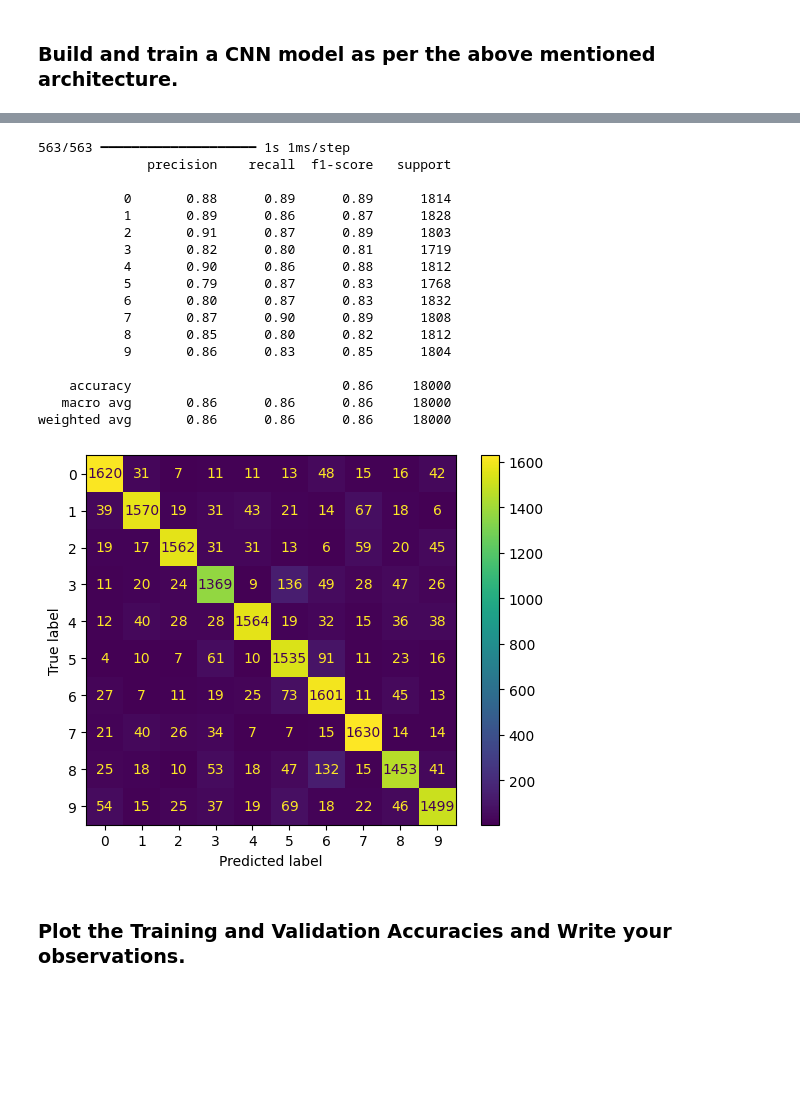
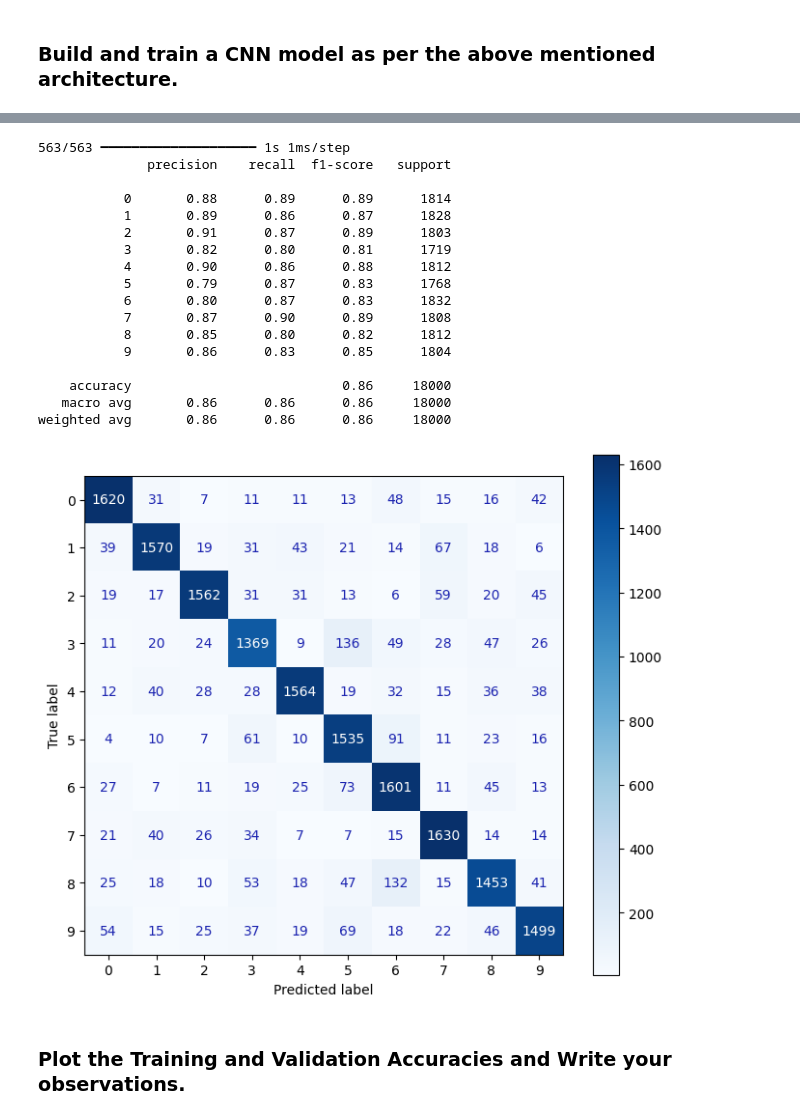
Before and after one commit to lino-5r/MIT-AAIDS, a Jupyter notebook: High_Code_SVHN_Digit_Recognition.ipynb, the cells around one changed output, grey strips where cells are left out. Cells and saved outputs as stored; diff of their text form; code cells hidden in the pictures; blank space fills up the shorter version.

```diff
--- a/High_Code_SVHN_Digit_Recognition.ipynb
+++ b/High_Code_SVHN_Digit_Recognition.ipynb
@@ -767,35 +767,52 @@ Epoch 20/20
 # CNN_1.3 | Print the classification report and the confusion matrix for the test predictions
 from sklearn.metrics import classification_report, confusion_matrix, ConfusionMatrixDisplay
 
 y_pred = cnn_model_1.predict(X_test)
 y_pred_classes = np.argmax(y_pred, axis=1)
 y_test_classes = np.argmax(y_test, axis=1)
 
 print(classification_report(y_test_classes, y_pred_classes))
 
 cm = confusion_matrix(y_test_classes, y_pred_classes)
+
+fig, ax = plt.subplots(figsize=PLOT_STYLE['figsize'])
+fig.patch.set_facecolor('none')
+ax.set_facecolor('none')
+
 disp = ConfusionMatrixDisplay(confusion_matrix=cm)
-disp.plot()
+disp.plot(cmap='Blues', ax=ax)
+
+thresh = cm.max() / 2
+for i, text in enumerate(ax.texts):
+    row = i // cm.shape[1]
+    col = i % cm.shape[1]
+    text.set_color('white' if cm[row, col] > thresh else PLOT_STYLE['text_color'])
+
+cnn1_cm_svg = plot_to_svg_string(fig)
+
+with open('cnn1_confusion_matrix.svg', 'w') as f:
+    f.write(cnn1_cm_svg)
+
 plt.show()
 # %% [output]
 563/563 ━━━━━━━━━━━━━━━━━━━━ 1s 1ms/step
               precision    recall  f1-score   support
 
            0       0.88      0.89      0.89      1814
            1       0.89      0.86      0.87      1828
            2       0.91      0.87      0.89      1803
            3       0.82      0.80      0.81      1719
            4       0.90      0.86      0.88      1812
            5       0.79      0.87      0.83      1768
            6       0.80      0.87      0.83      1832
            7       0.87      0.90      0.89      1808
            8       0.85      0.80      0.82      1812
            9       0.86      0.83      0.85      1804
 
     accuracy                           0.86     18000
    macro avg       0.86      0.86      0.86     18000
 weighted avg       0.86      0.86      0.86     18000
-[figure, old version]
+[figure, new version]
 # %% [markdown]
 ### **Plot the Training and Validation Accuracies and Write your observations.**
 # %%
```
Also changed, not shown: parts of 5 cells of this notebook, 2 other files.
